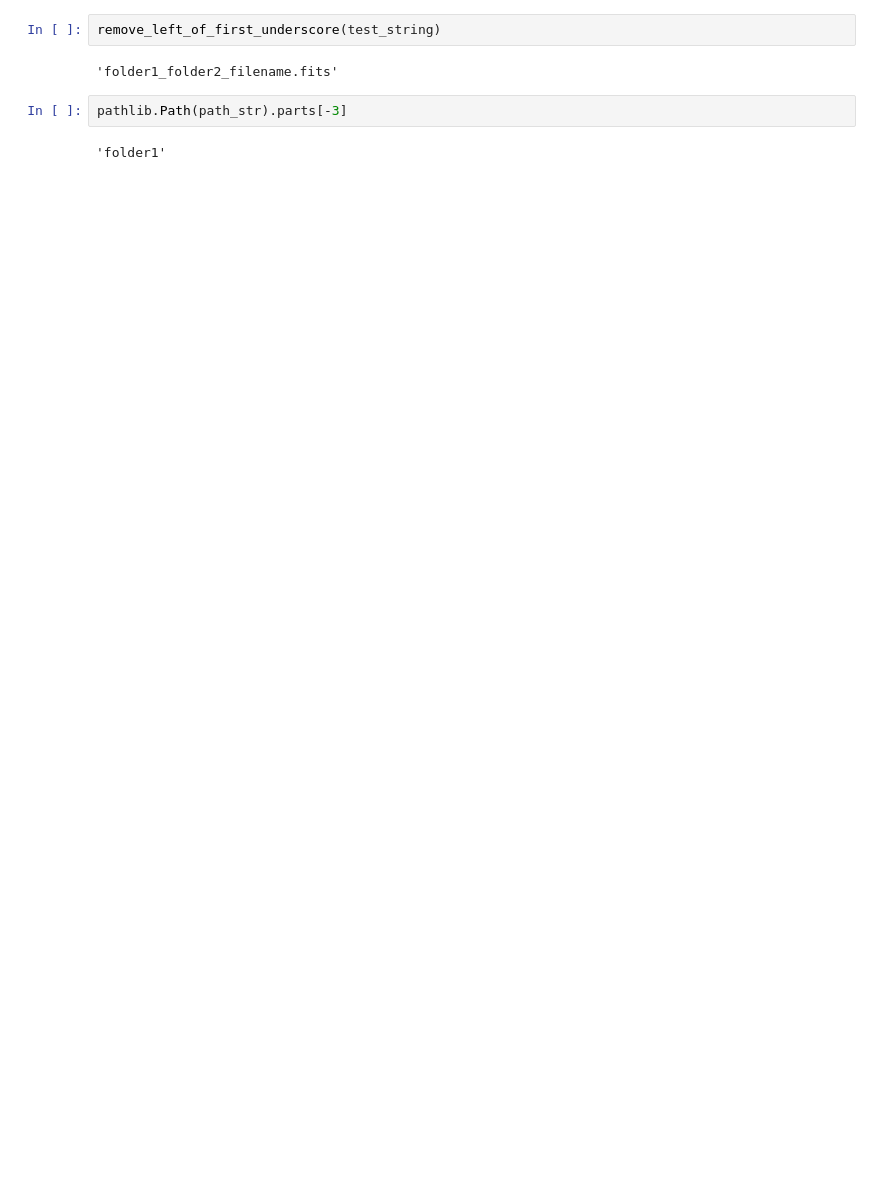
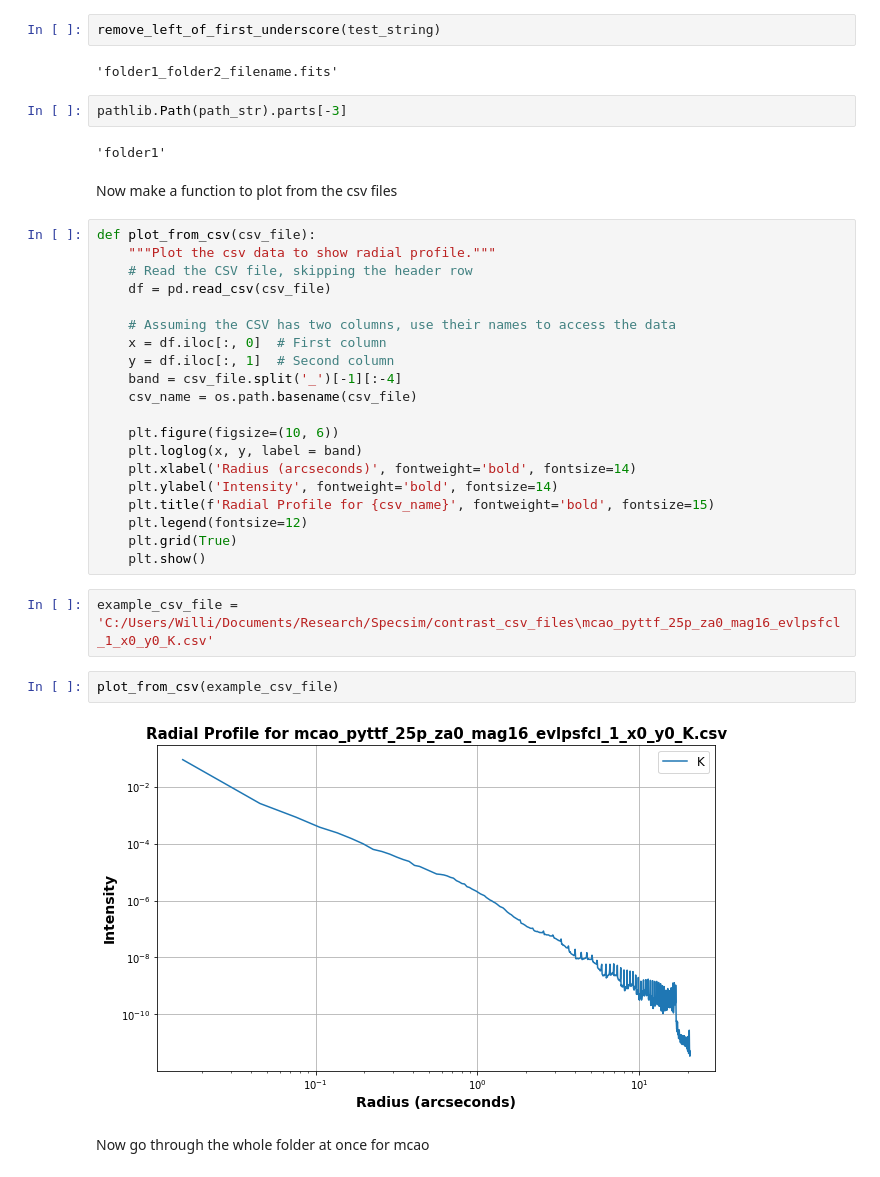
Before and after one commit to ashbake/specsim, a Jupyter notebook: contrast/Contrast_Practice.ipynb, the cells around one changed output. Cells and saved outputs as stored; diff of their text form; blank space fills up the shorter version.

```diff
--- a/contrast/Contrast_Practice.ipynb
+++ b/contrast/Contrast_Practice.ipynb
@@ -673,3 +465,33 @@ remove_left_of_first_underscore(test_string)
 pathlib.Path(path_str).parts[-3]
 # %% [output]
 'folder1'
+# %% [markdown]
+Now make a function to plot from the csv files
+# %%
+def plot_from_csv(csv_file):
+    """Plot the csv data to show radial profile."""
+    # Read the CSV file, skipping the header row
+    df = pd.read_csv(csv_file)
+
+    # Assuming the CSV has two columns, use their names to access the data
+    x = df.iloc[:, 0]  # First column
+    y = df.iloc[:, 1]  # Second column
+    band = csv_file.split('_')[-1][:-4]
+    csv_name = os.path.basename(csv_file)
+
+    plt.figure(figsize=(10, 6))
+    plt.loglog(x, y, label = band)
+    plt.xlabel('Radius (arcseconds)', fontweight='bold', fontsize=14)
+    plt.ylabel('Intensity', fontweight='bold', fontsize=14)
+    plt.title(f'Radial Profile for {csv_name}', fontweight='bold', fontsize=15)
+    plt.legend(fontsize=12)
+    plt.grid(True)
+    plt.show()
+# %%
+example_csv_file = 'C:/Users/Willi/Documents/Research/Specsim/contrast_csv_files\mcao_pyttf_25p_za0_mag16_evlpsfcl_1_x0_y0_K.csv'
+# %%
+plot_from_csv(example_csv_file)
+# %% [output]
+[figure, added]
+# %% [markdown]
+Now go through the whole folder at once for mcao
```
Also changed, not shown: parts of 34 cells of this notebook, 7 other files.
